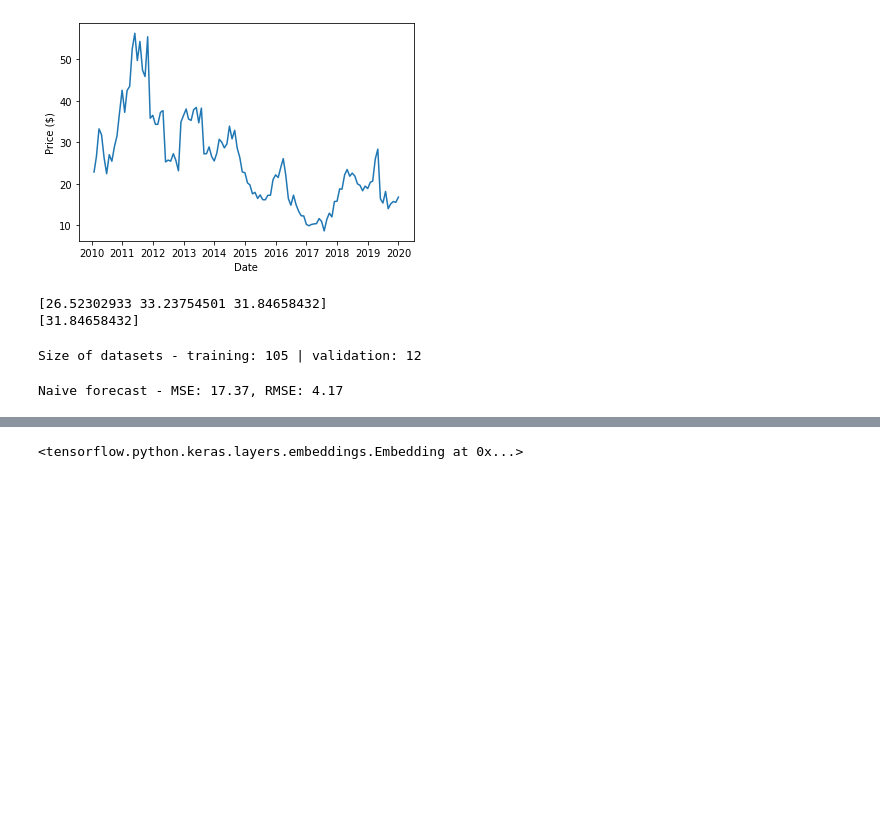
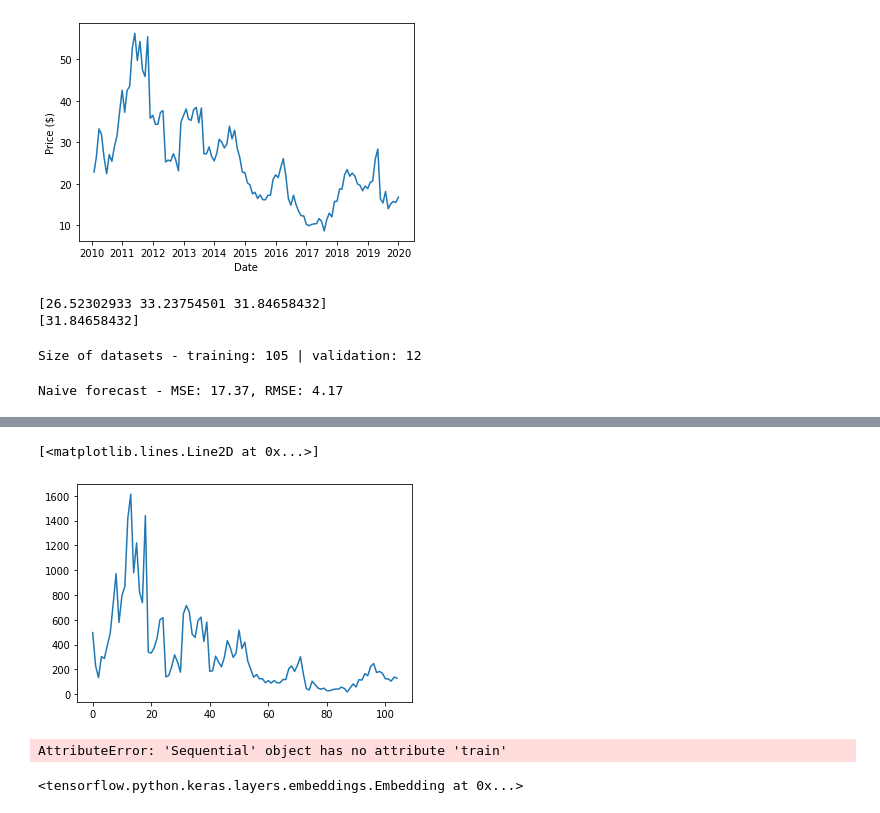
Before and after one commit to osiaaan/forecasting, a Jupyter notebook: priceForecasting.ipynb, the cells around one changed output, grey strips where cells are left out. Cells and saved outputs as stored; diff of their text form; code cells hidden in the pictures; blank space fills up the shorter version.

```diff
--- a/priceForecasting.ipynb
+++ b/priceForecasting.ipynb
@@ -94,9 +96,8 @@ Size of datasets - training: 105 | validation: 12
 # One step behind!
 naive_pred = prices[len(prices) - valid_size - 1:-1]
 y_valid = prices[len(prices) - valid_size:]
-# print(len(naive_pred))
-# print(len(y_valid))
-naive_mse = mean_squared_error(y_valid, naive_pred)
+mse = tf.keras.losses.MeanSquaredError()
+naive_mse = mse(y_valid, naive_pred)
 naive_rmse = np.sqrt(naive_mse)
 print(f"Naive forecast - MSE: {naive_mse:.2f}, RMSE: {naive_rmse:.2f}")
 # %% [output]
@@ -176,14 +177,14 @@ _________________________________________________________________
 def train_step(x, y):
     with tf.GradientTape() as tape:
 
-    y_hat = model(x) # TODO
+        y_hat = model(x) # TODO
 
-    loss = mse(y, y_hat) # TODO
+        loss = mse(y, y_hat) # TODO
 
-    # Now, compute the gradients
-    grads = tape.gradient(loss, model.trainable_variables) # TODO
+        # Now, compute the gradients
+        grads = tape.gradient(loss, model.trainable_variables) # TODO
 
-    optimizer.apply_gradients(zip(grads, model.trainable_variables))
+        optimizer.apply_gradients(zip(grads, model.trainable_variables))
     return loss
 
 ##################
@@ -192,10 +193,10 @@ def train_step(x, y):
 
 history = []
 
-for epoch in tqdm(range(num_training_iterations)):
+for epoch in tqdm(range(len(X_train))):
 
     # Grab a batch and propagate it through the network
-    x_batch, y_batch = X_train[epoch].reshape(1,batch_size), y_train[i].reshape(1,1)
+    x_batch, y_batch = X_train[epoch].reshape(1,batch_size), y_train[epoch].reshape(1,1)
     loss = train_step(x_batch, y_batch)
 
     # Update the progress bar
@@ -207,6 +208,12 @@ for epoch in tqdm(range(num_training_iterations)):
 
 # Save the trained model and the weights
 model.save_weights(checkpoint_prefix)
+# %%
+fig, ax = plt.subplots()
+ax.plot(history)
+# %% [output]
+[<matplotlib.lines.Line2D at 0x...>]
+[figure, added]
 # %%
 PRINT_EVERY = 50
 train_losses, valid_losses = [], []
@@ -255,6 +262,8 @@ for epoch in range(n_epochs):
         print(f"<{epoch}> - Train. loss: {epoch_loss_train:.2f} \t Valid. loss: {epoch_loss_valid:.2f}")
 
 print(f'Lowest loss recorded in epoch: {best_epoch}')
+# %% [output]
+AttributeError: 'Sequential' object has no attribute 'train'
 # %%
 tf.random.set_seed(42)
 model = MLP(3,1)
```
Also changed, not shown: parts of 2 cells of this notebook, 2 other files.
